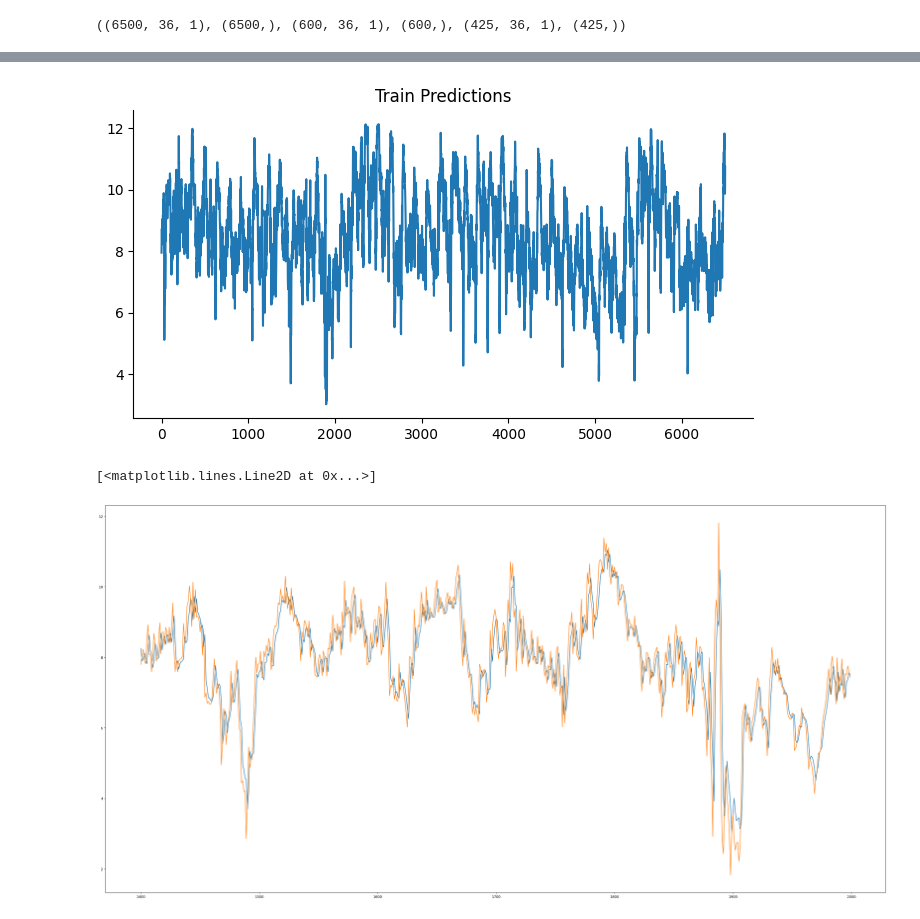
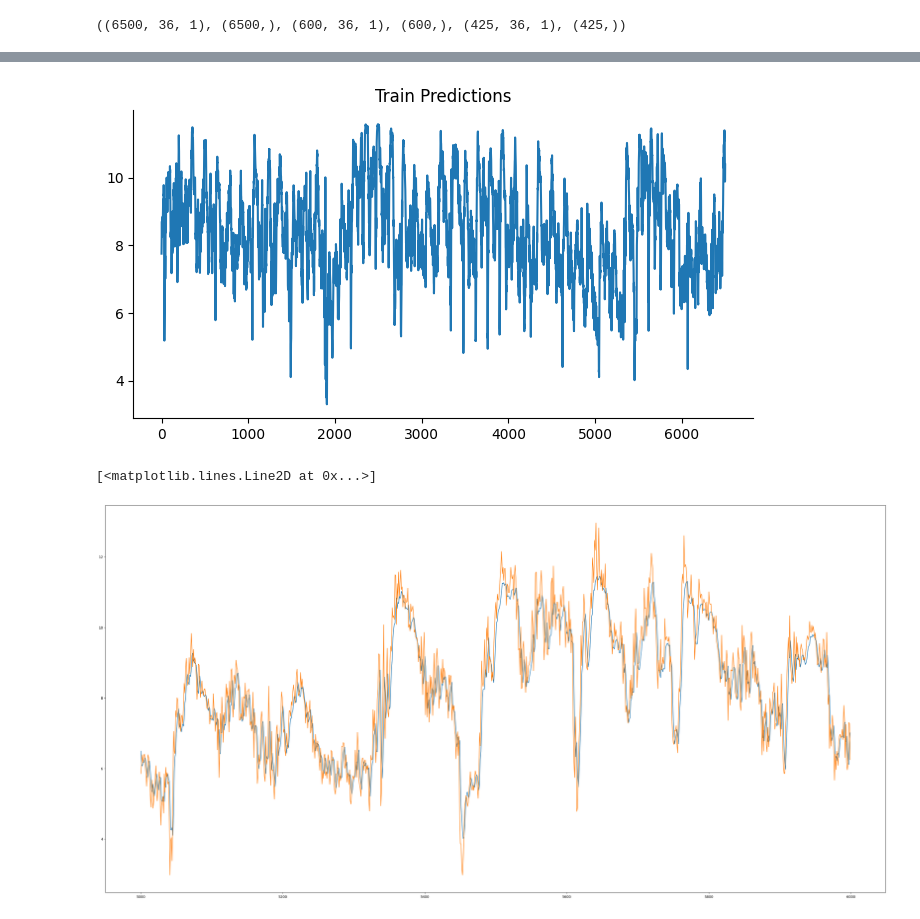
Before and after one commit to Perebati/TFG-Vento-Sul, a Jupyter notebook: LSTM/VentoSulLSTM.ipynb, the cells around one changed output, grey strips where cells are left out. Saved outputs shown, nothing was run; the diff lists cells and outputs as text; code cells hidden in the pictures.

```diff
--- a/LSTM/VentoSulLSTM.ipynb
+++ b/LSTM/VentoSulLSTM.ipynb
@@ -4,6 +4,6 @@ import os
 import pandas as pd
 import numpy as np
 # %%
-df = pd.read_csv("/dataset.csv")
+df = pd.read_csv("dataset.csv")
 df
 # %% [output]
@@ -88,5 +88,5 @@ Model: "sequential_1"
 cp1 = ModelCheckpoint('model1.keras', save_best_only=True)
 model1.compile(loss=MeanSquaredError(), optimizer=Adam(learning_rate=0.0001), metrics=[RootMeanSquaredError()])
 # %%
-model1.fit(X_train1, y_train1, validation_data=(X_val1, y_val1), epochs=50, callbacks=[cp1])
+model1.fit(X_train1, y_train1, validation_data=(X_val1, y_val1), epochs=15, callbacks=[cp1])
 # %% [output]
@@ -132,17 +132,15 @@ train_results
 6500 rows × 2 columns
 # %%
-# @title Train Predictions
-
 from matplotlib import pyplot as plt
 train_results['Train Predictions'].plot(kind='line', figsize=(8, 4), title='Train Predictions')
 plt.gca().spines[['top', 'right']].set_visible(False)
 # %% [output]
-[figure, old version]
+[figure, new version]
 # %%
 import matplotlib.pyplot as plt
 plt.figure(figsize=(40, 20))
-plt.plot(train_results['Train Predictions'][1400:2000])
-plt.plot(train_results['Actuals'][1400:2000])
+plt.plot(train_results['Train Predictions'][5000:6000])
+plt.plot(train_results['Actuals'][5000:6000])
 # %% [output]
 [<matplotlib.lines.Line2D at 0x...>]
-[figure, old version]
+[figure, new version]
```
Also changed, not shown: parts of 4 cells of this notebook, 2 other files.
